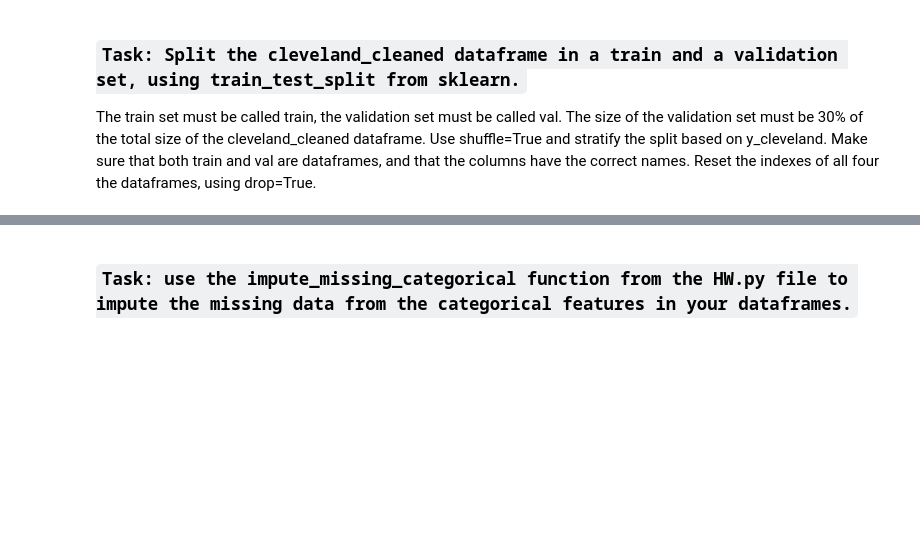
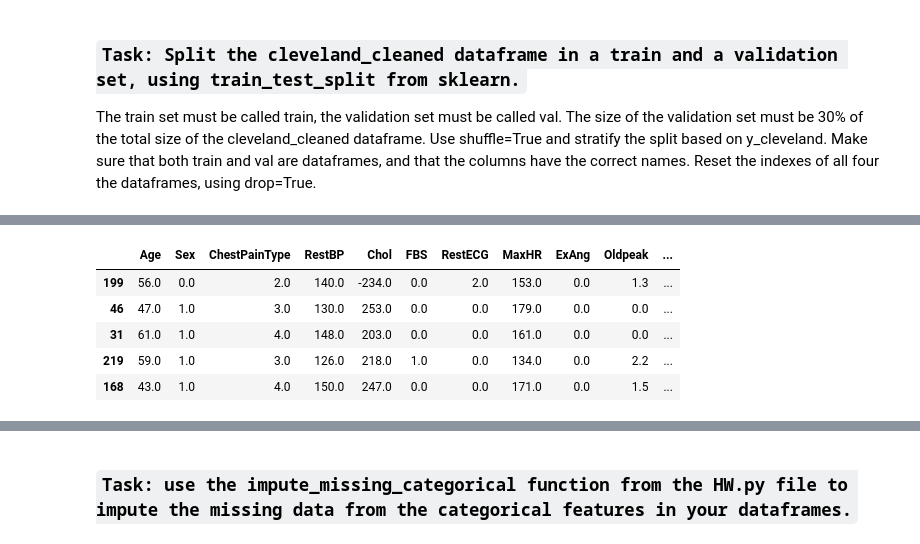
Before and after one commit to 1500-Shubham/Stockholm_University, a Jupyter notebook: DS/HW3/HW3_instructions_25.ipynb, the cells around one changed output, grey strips where cells are left out. Cells and saved outputs as stored; diff of their text form; code cells hidden in the pictures; blank space fills up the shorter version.

```diff
--- a/DS/HW3/HW3_instructions_25.ipynb
+++ b/DS/HW3/HW3_instructions_25.ipynb
@@ -328,3 +364,10 @@ X_train, X_val, y_train, y_val = pd.DataFrame(), pd.DataFrame(), pd.DataFrame(),
 # %%
 # # if you want to see information about the split dataset, uncomment:
-# X_val.head(5)
+X_val.head(5)
+# %% [output]
+|  | Age | Sex | ChestPainType | RestBP | Chol | FBS | RestECG | MaxHR | ExAng | Oldpeak | ... |
+| 199 | 56.0 | 0.0 | 2.0 | 140.0 | -234.0 | 0.0 | 2.0 | 153.0 | 0.0 | 1.3 | ... |
+| 46 | 47.0 | 1.0 | 3.0 | 130.0 | 253.0 | 0.0 | 0.0 | 179.0 | 0.0 | 0.0 | ... |
+| 31 | 61.0 | 1.0 | 4.0 | 148.0 | 203.0 | 0.0 | 0.0 | 161.0 | 0.0 | 0.0 | ... |
+| 219 | 59.0 | 1.0 | 3.0 | 126.0 | 218.0 | 1.0 | 0.0 | 134.0 | 0.0 | 2.2 | ... |
+| 168 | 43.0 | 1.0 | 4.0 | 150.0 | 247.0 | 0.0 | 0.0 | 171.0 | 0.0 | 1.5 | ... |
```
Also changed, not shown: parts of 20 cells of this notebook.
